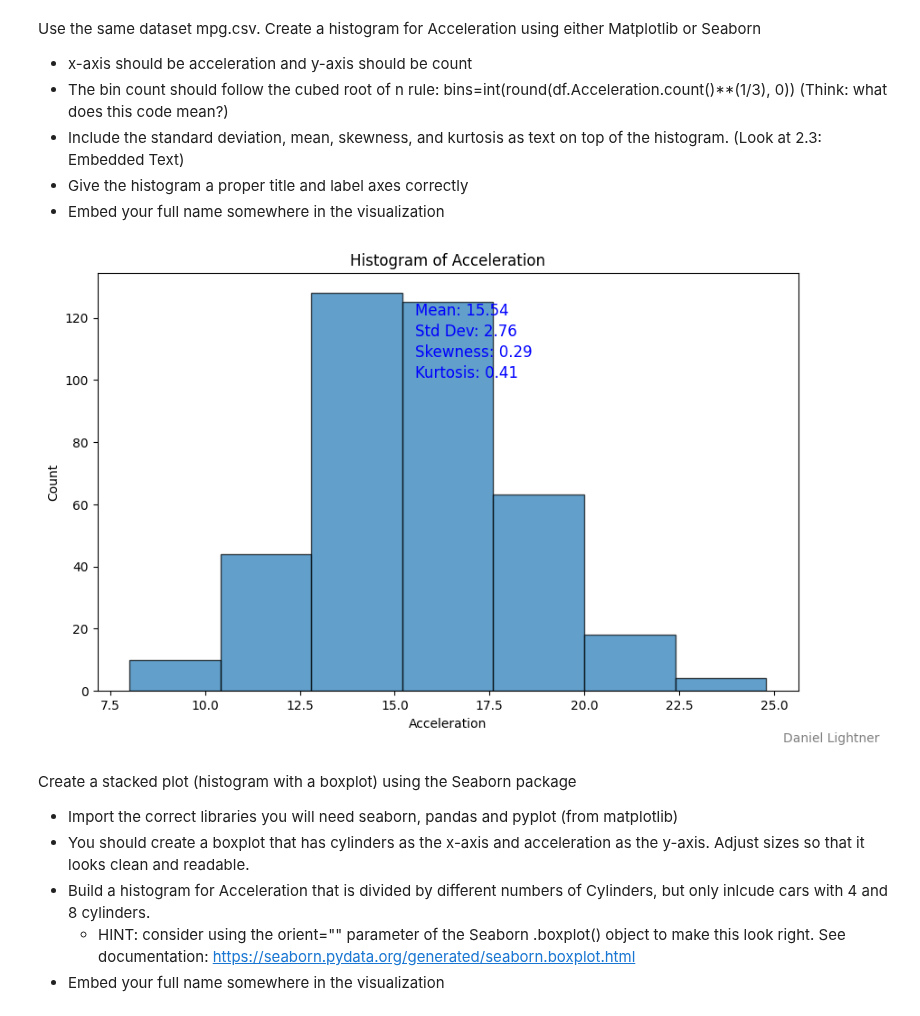
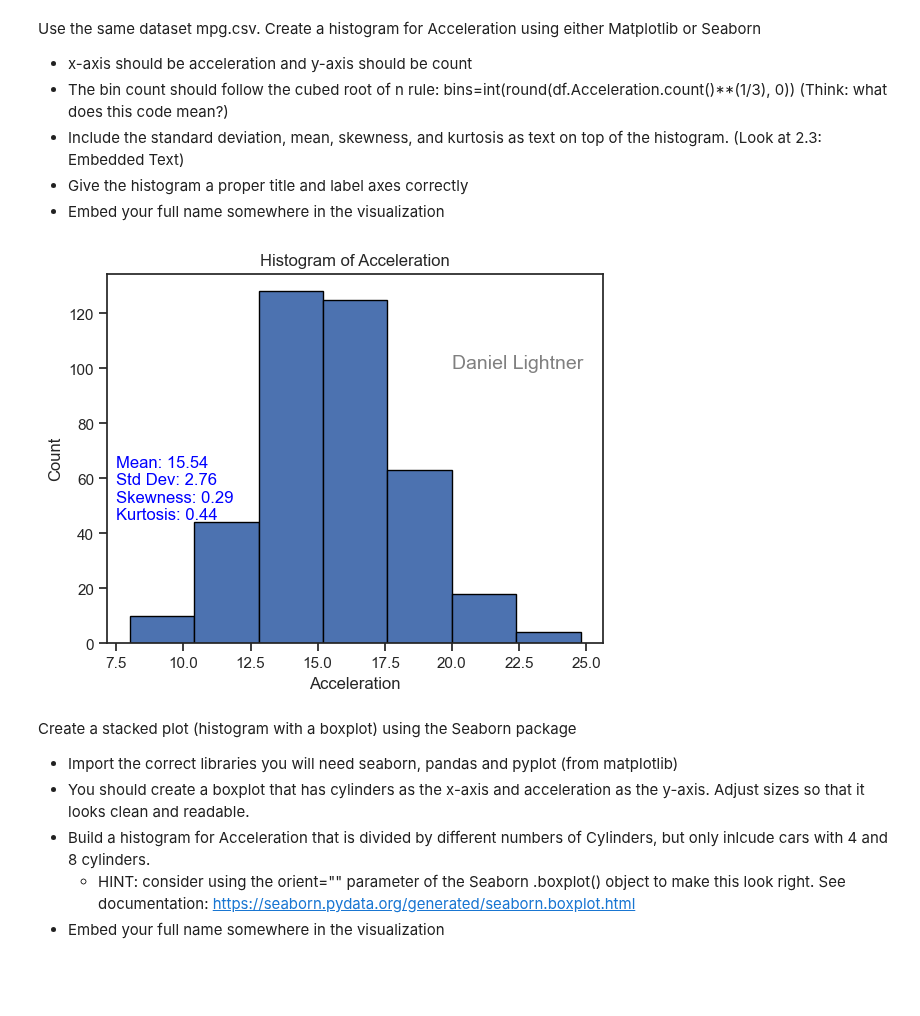
Before and after one commit to DanLightner/BUSA321, a Jupyter notebook: BUSA321/Univariate Visualization and Python.ipynb, the cells around one changed output. Cells and saved outputs as stored; diff of their text form; code cells hidden in the pictures; blank space fills up the shorter version.

```diff
--- a/BUSA321/Univariate Visualization and Python.ipynb
+++ b/BUSA321/Univariate Visualization and Python.ipynb
@@ -9,48 +9,26 @@ Use the same dataset mpg.csv. Create a histogram for Acceleration using either M
 # %%
 import pandas as pd
 import matplotlib.pyplot as plt
 import seaborn as sns
-import numpy as np
-
-# Load the dataset
 df = pd.read_csv('mpg.csv')
-
-# Calculate statistics
 mean_acceleration = df['Acceleration'].mean()
 std_dev_acceleration = df['Acceleration'].std()
-
-# Compute skewness
-n = df['Acceleration'].dropna().count()
-mean = df['Acceleration'].mean()
-std_dev = df['Acceleration'].std()
-skewness_acceleration = ((df['Acceleration'] - mean) ** 3).sum() / (n * std_dev ** 3)
-
-# Compute kurtosis
-kurtosis_acceleration = (((df['Acceleration'] - mean) ** 4).sum() / (n * std_dev ** 4)) - 3
-
-# Compute the number of bins using the cubed root rule
+skewness_acceleration = df['Acceleration'].skew()
+kurtosis_acceleration = df['Acceleration'].kurtosis()
 n_bins = int(round(df['Acceleration'].count() ** (1 / 3), 0))
 
-# Create the histogram using Matplotlib
-plt.figure(figsize=(10, 6))
-plt.hist(df['Acceleration'].dropna(), bins=n_bins, edgecolor='black', alpha=0.7)
+plt.hist(df['Acceleration'], bins=n_bins, edgecolor='black')
 
-# Add text annotations
-plt.text(mean_acceleration, plt.ylim()[1] * 0.9, f'Mean: {mean_acceleration:.2f}', fontsize=12, color='blue')
-plt.text(mean_acceleration, plt.ylim()[1] * 0.85, f'Std Dev: {std_dev_acceleration:.2f}', fontsize=12, color='blue')
-plt.text(mean_acceleration, plt.ylim()[1] * 0.80, f'Skewness: {skewness_acceleration:.2f}', fontsize=12, color='blue')
-plt.text(mean_acceleration, plt.ylim()[1] * 0.75, f'Kurtosis: {kurtosis_acceleration:.2f}', fontsize=12, color='blue')
+plt.text(7.5, 45, f'Mean: {mean_acceleration:.2f}\nStd Dev: {std_dev_acceleration:.2f}\nSkewness: {skewness_acceleration:.2f}\nKurtosis: {kurtosis_acceleration:.2f}',
+         fontsize=12, color='blue')
 
-# Add labels and title
 plt.xlabel('Acceleration')
 plt.ylabel('Count')
 plt.title('Histogram of Acceleration')
-plt.figtext(0.99, 0.01, 'Daniel Lightner', horizontalalignment='right', verticalalignment='bottom', fontsize=10, color='gray')
-
-# Show the plot
+plt.text(20, 100, 'Daniel Lightner', fontsize=14, color='gray')
 plt.show()
 # %% [output]
-[figure, old version]
+[figure, new version]
 # %% [markdown]
 Create a stacked plot (histogram with a boxplot) using the Seaborn package
 
```
Also changed, not shown: parts of 2 cells of this notebook.
